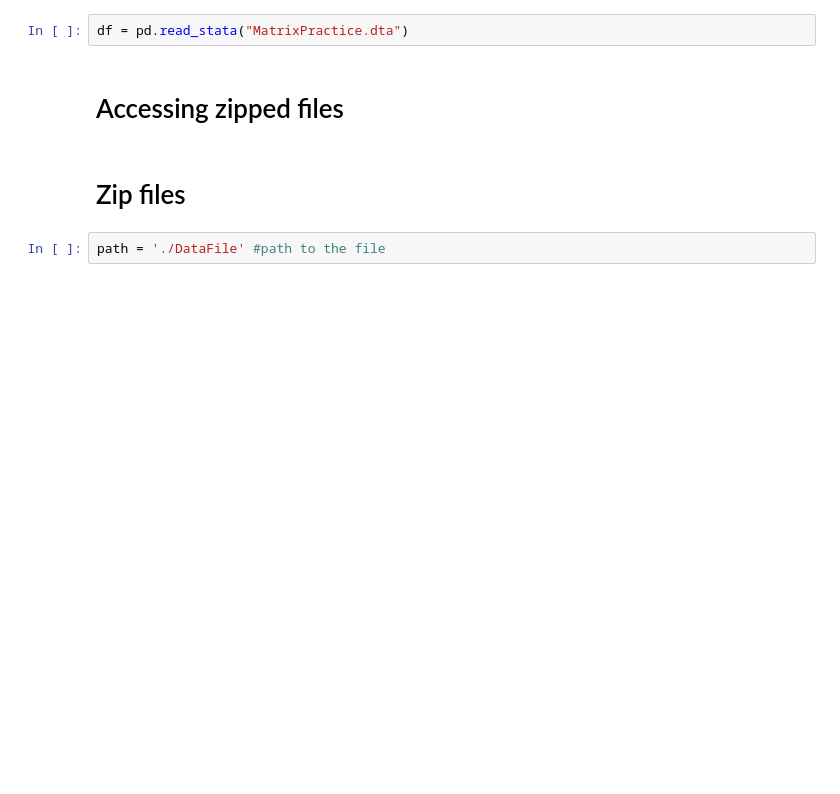
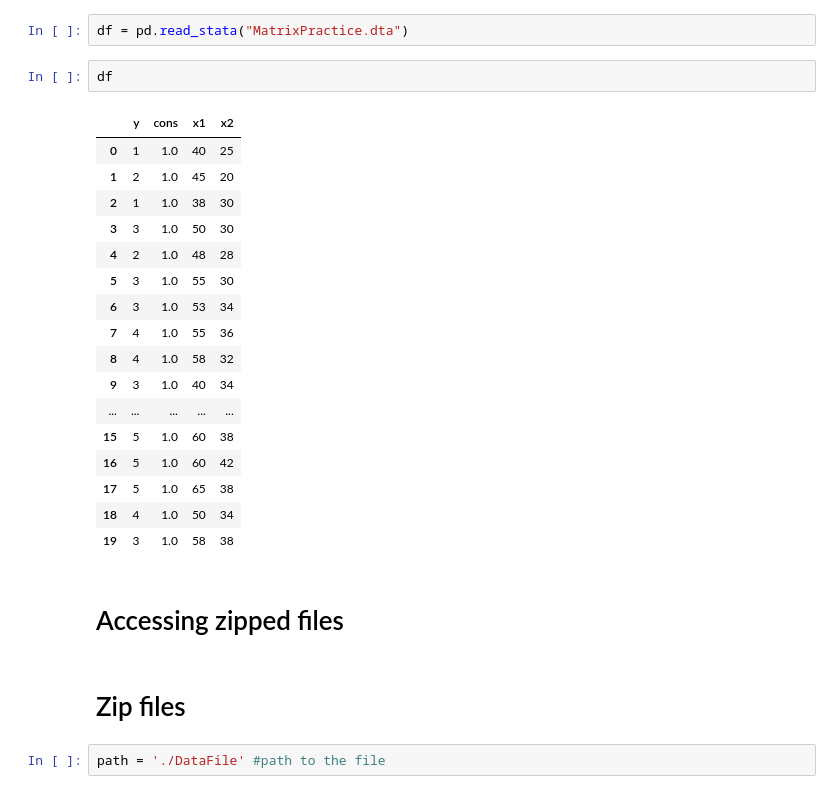
Before and after one commit to bibekbhatta/BusinessAnalytics, a Jupyter notebook: OpenFiles.ipynb, the cells around one changed output. Drawn from its saved outputs; the diff is of its cells as text; blank space fills up the shorter version.

```diff
--- a/OpenFiles.ipynb
+++ b/OpenFiles.ipynb
@@ -367,5 +387,25 @@ ls
 # %%
 df = pd.read_stata("MatrixPractice.dta")
+# %%
+df
+# %% [output]
+|  | y | cons | x1 | x2 |
+| 0 | 1 | 1.0 | 40 | 25 |
+| 1 | 2 | 1.0 | 45 | 20 |
+| 2 | 1 | 1.0 | 38 | 30 |
+| 3 | 3 | 1.0 | 50 | 30 |
+| 4 | 2 | 1.0 | 48 | 28 |
+| 5 | 3 | 1.0 | 55 | 30 |
+| 6 | 3 | 1.0 | 53 | 34 |
+| 7 | 4 | 1.0 | 55 | 36 |
+| 8 | 4 | 1.0 | 58 | 32 |
+| 9 | 3 | 1.0 | 40 | 34 |
+| ... | ... | ... | ... | ... |
+| 15 | 5 | 1.0 | 60 | 38 |
+| 16 | 5 | 1.0 | 60 | 42 |
+| 17 | 5 | 1.0 | 65 | 38 |
+| 18 | 4 | 1.0 | 50 | 34 |
+| 19 | 3 | 1.0 | 58 | 38 |
 # %% [markdown]
 # Accessing zipped files
 # %% [markdown]
```
Also changed, not shown: parts of 9 cells of this notebook.
